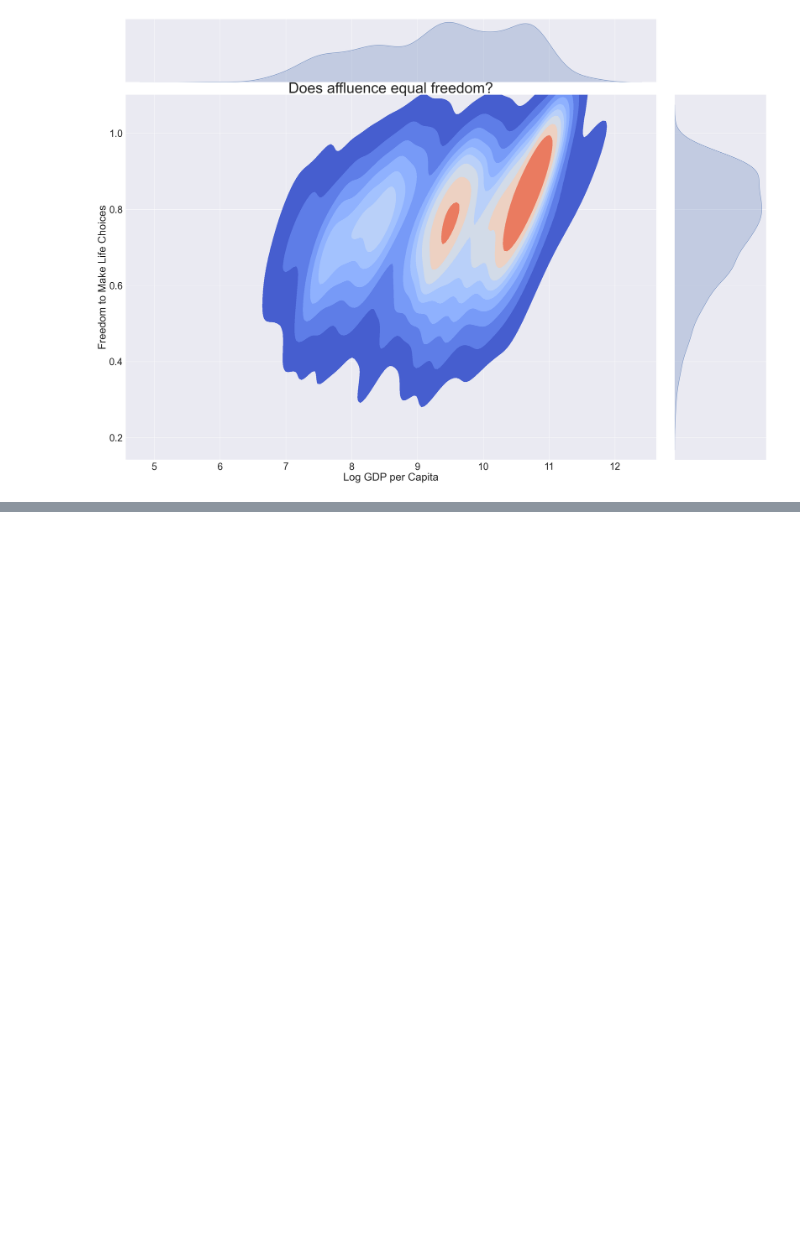
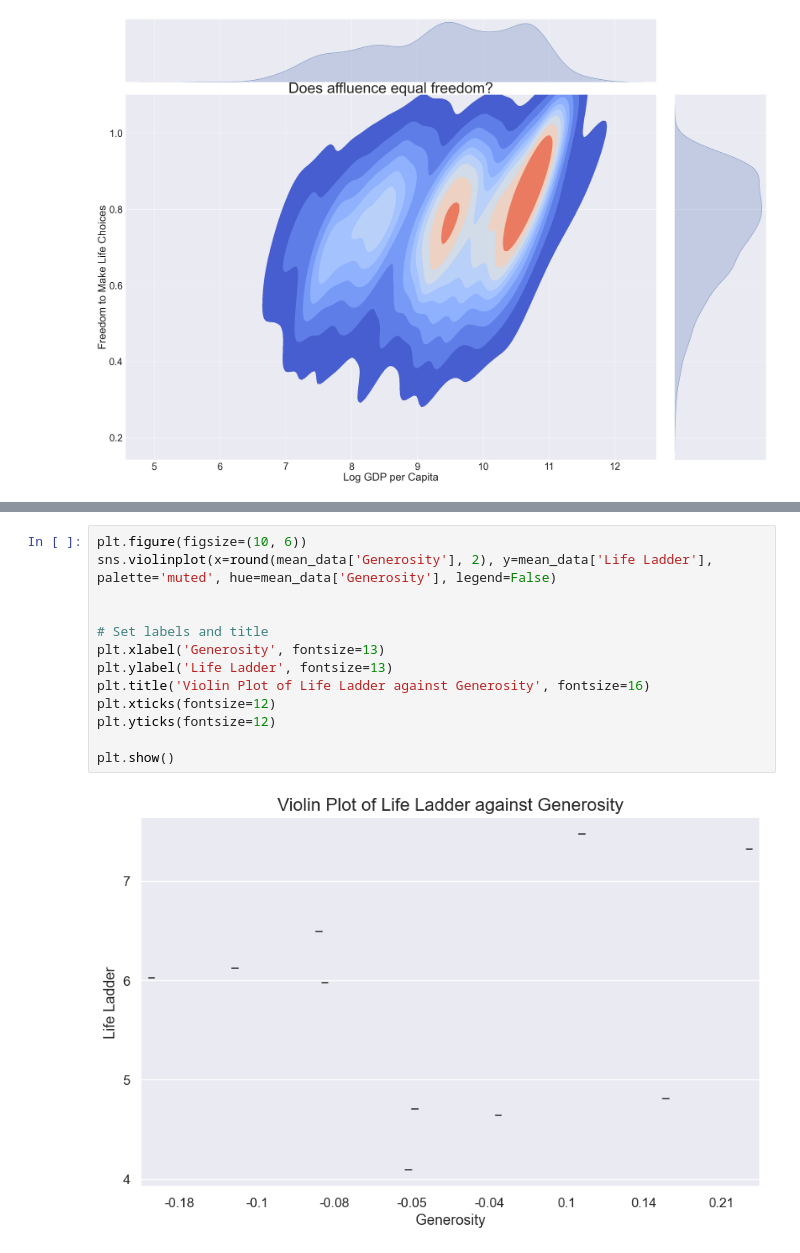
Before and after one commit to robbfox/jupyter-visualisation, a Jupyter notebook: visualised.ipynb, the cells around one changed output, grey strips where cells are left out. Cells and saved outputs as stored; diff of their text form; blank space fills up the shorter version.

```diff
--- a/visualised.ipynb
+++ b/visualised.ipynb
@@ -113,0 +137,15 @@ plt.show()
+# %%
+plt.figure(figsize=(10, 6))
+sns.violinplot(x=round(mean_data['Generosity'], 2), y=mean_data['Life Ladder'], palette='muted', hue=mean_data['Generosity'], legend=False)
+
+
+# Set labels and title
+plt.xlabel('Generosity', fontsize=13)
+plt.ylabel('Life Ladder', fontsize=13)
+plt.title('Violin Plot of Life Ladder against Generosity', fontsize=16)
+plt.xticks(fontsize=12)
+plt.yticks(fontsize=12)
+
+plt.show()
+# %% [output]
+[figure, added]
```
Also changed, not shown: parts of 2 cells of this notebook, 1 other file.
